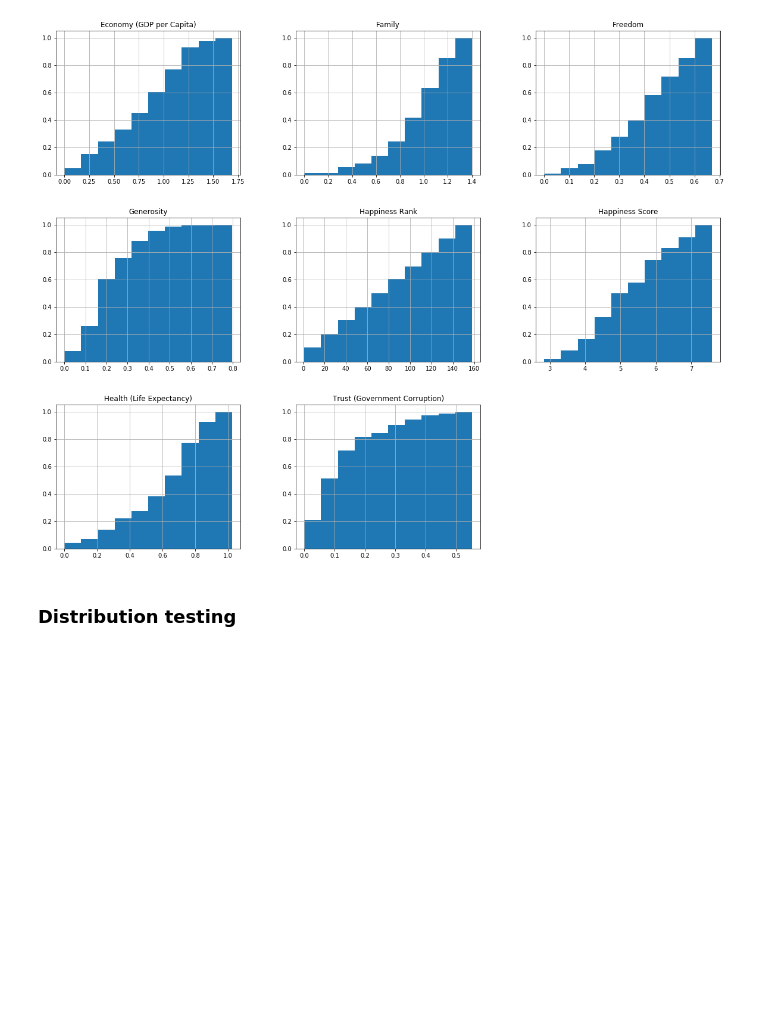
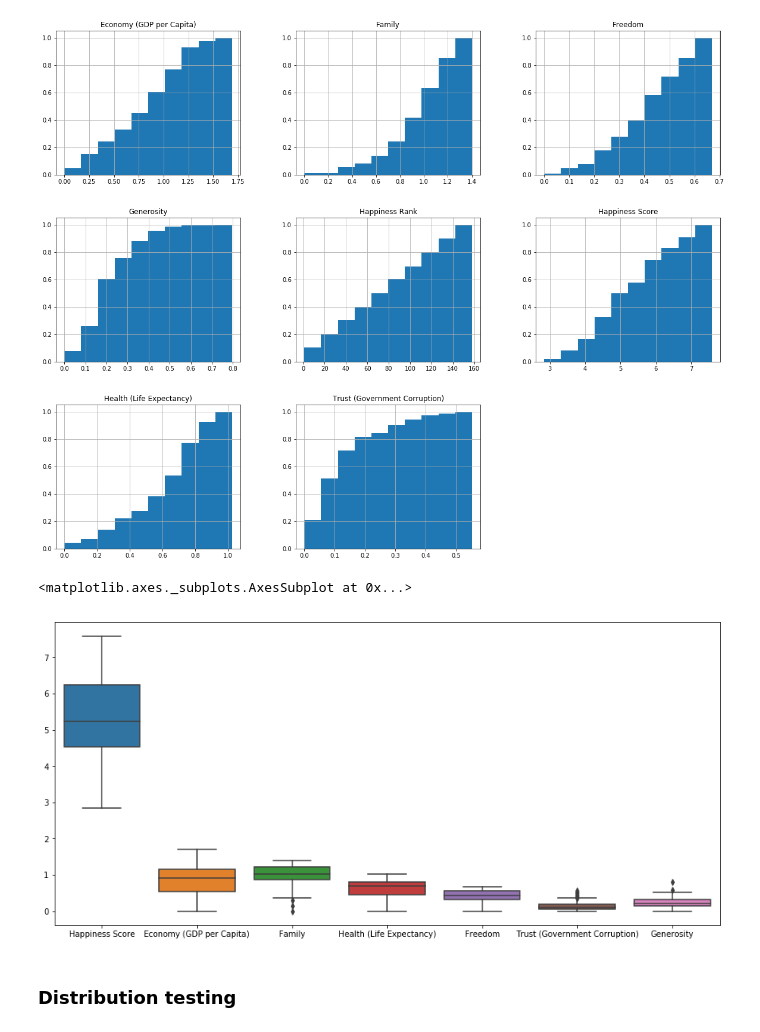
Before and after one commit to fsssa-iscteiulpt/FCD, a Jupyter notebook: World Happiness Report.ipynb, the cells around one changed output. Saved outputs shown, nothing was run; the diff lists cells and outputs as text; code cells hidden in the pictures; blank space fills up the shorter version.

```diff
--- a/World Happiness Report.ipynb
+++ b/World Happiness Report.ipynb
@@ -183,6 +187,13 @@ df_2015.hist(figsize = (20,16),  cumulative=True, density=True)
 plt.show()
 # %% [output]
 [figure]
+# %%
+df_2015_box = df_2015.drop(['Happiness Rank'], axis=1)
+plt.figure(figsize=(15,7))
+sns.boxplot(data=df_2015_box)
+# %% [output]
+<matplotlib.axes._subplots.AxesSubplot at 0x...>
+[figure, added]
 # %% [markdown]
 ### Distribution testing
 # %%
```
Also changed, not shown: parts of 3 cells of this notebook.
